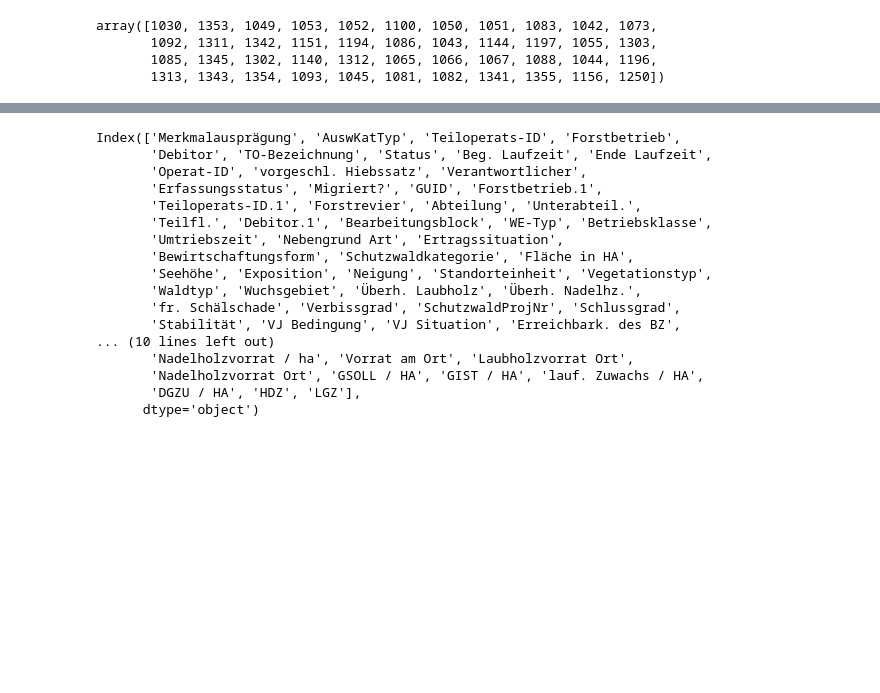
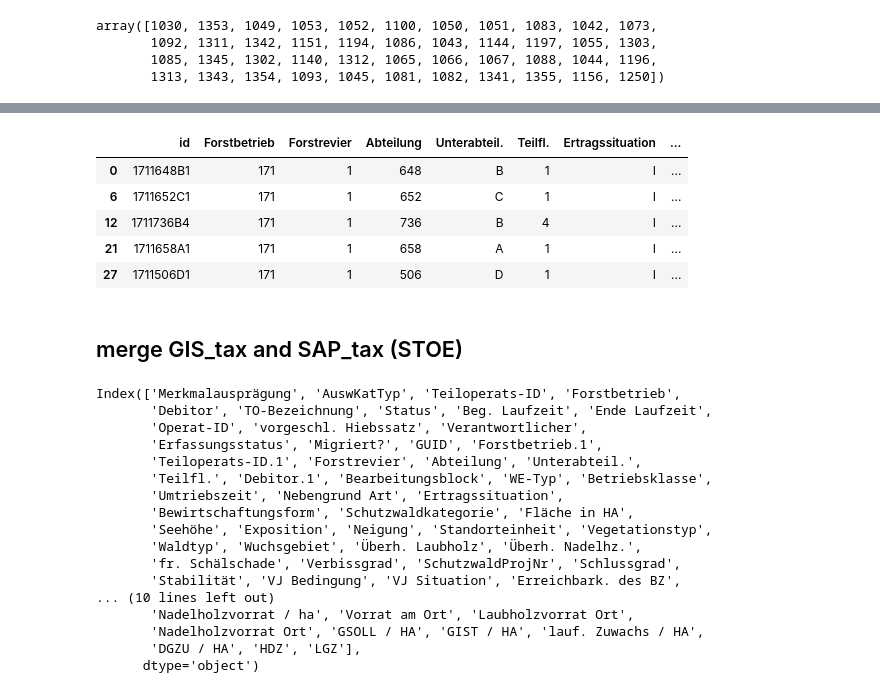
Before and after one commit to satlawa/edin_diss_geo, a Jupyter notebook: new/create_GIS_tax.ipynb, the cells around one changed output, grey strips where cells are left out. Cells and saved outputs as stored; diff of their text form; code cells hidden in the pictures; blank space fills up the shorter version.

```diff
--- a/new/create_GIS_tax.ipynb
+++ b/new/create_GIS_tax.ipynb
@@ -139,0 +169,16 @@ sap_tax.shape
+# %%
+# filter information about the stand
+sap_tax_stoe = sap_tax.loc[sap_tax['Schichtanteil'] == 0, ['id', 'Forstbetrieb', 'Forstrevier', \
+        'Abteilung', 'Unterabteil.', 'Teilfl.', 'Ertragssituation', 'Bewirtschaftungsform', \
+        'Schutzwaldkategorie', 'Standorteinheit', 'Vegetationstyp', 'Wuchsgebiet']]
+# %%
+sap_tax_stoe.head()
+# %% [output]
+|  | id | Forstbetrieb | Forstrevier | Abteilung | Unterabteil. | Teilfl. | Ertragssituation | ... |
+| 0 | 1711648B1 | 171 | 1 | 648 | B | 1 | I | ... |
+| 6 | 1711652C1 | 171 | 1 | 652 | C | 1 | I | ... |
+| 12 | 1711736B4 | 171 | 1 | 736 | B | 4 | I | ... |
+| 21 | 1711658A1 | 171 | 1 | 658 | A | 1 | I | ... |
+| 27 | 1711506D1 | 171 | 1 | 506 | D | 1 | I | ... |
+# %% [markdown]
+## merge GIS_tax and SAP_tax (STOE)
```
Also changed, not shown: parts of 20 cells of this notebook.
